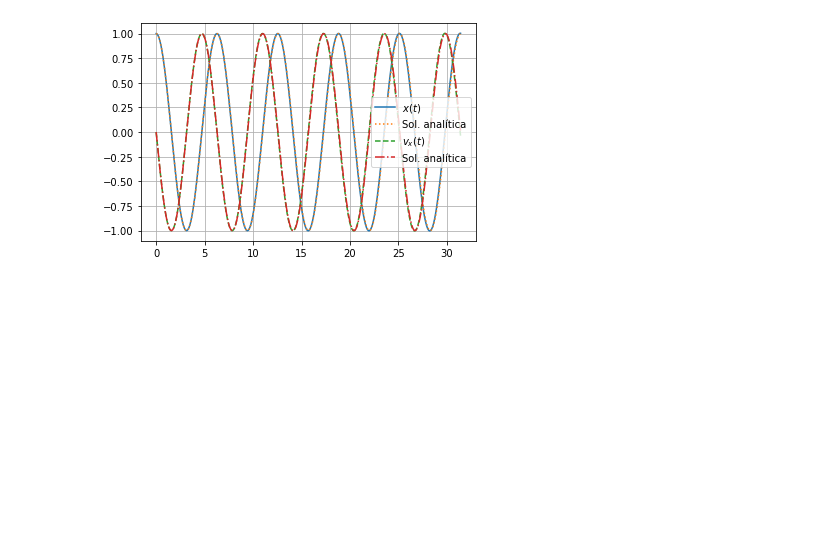
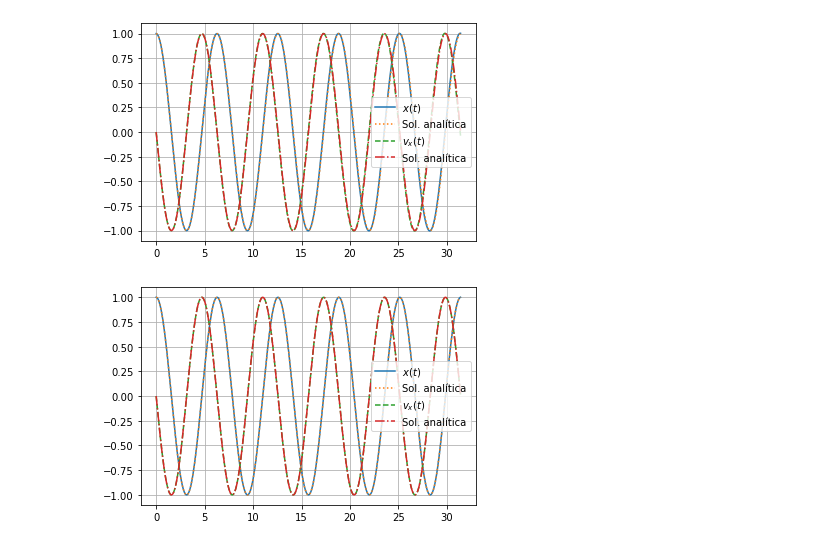
Before and after one commit to richmf/FisComp26-2, a Jupyter notebook: EDO 1.ipynb, the cells around one changed output. Drawn from its saved outputs; the diff is of its cells as text; code cells hidden in the pictures; blank space fills up the shorter version.

```diff
--- a/EDO 1.ipynb
+++ b/EDO 1.ipynb
@@ -112,3 +112,27 @@ plt.grid(),plt.legend()
 plt.show()
 # %% [output]
 [figure]
+# %%
+def RK4(g,x0,t):
+    h = t[1]-t[0]
+    sol = np.zeros( (len(x0),len(t)) )
+    sol[:,0] = x0
+    for i in range(len(t)-1):
+        k1 = g(sol[:,i],t[i])
+        k2 = g(sol[:,i]+0.5*k1*h,t[i]+0.5*h)
+        k3 = g(sol[:,i]+0.5*k2*h,t[i]+0.5*h)
+        k4 = g(sol[:,i]+k3*h,t[i]+h)
+        sol[:,i+1] = sol[:,i] + h*(k1 + 2*k2 + 2*k3 + k4)/6
+    return sol
+# %%
+x_ini = np.array([1,0])
+t = np.arange(0,10*np.pi,0.1)
+sol = RK4(osc,x_ini,t)
+plt.plot(t,sol[0,:],label=r'$x(t)$')
+plt.plot(t,np.cos(t),':',label=r'Sol. analítica') # Solucion analitica de x
+plt.plot(t,sol[1,:],'--',label=r'$v_x(t)$')
+plt.plot(t,-np.sin(t),'-.',label=r'Sol. analítica') # Solucion analitica de v_x
+plt.grid(),plt.legend()
+plt.show()
+# %% [output]
+[figure, added]
```
Also changed, not shown: parts of 2 cells of this notebook.
